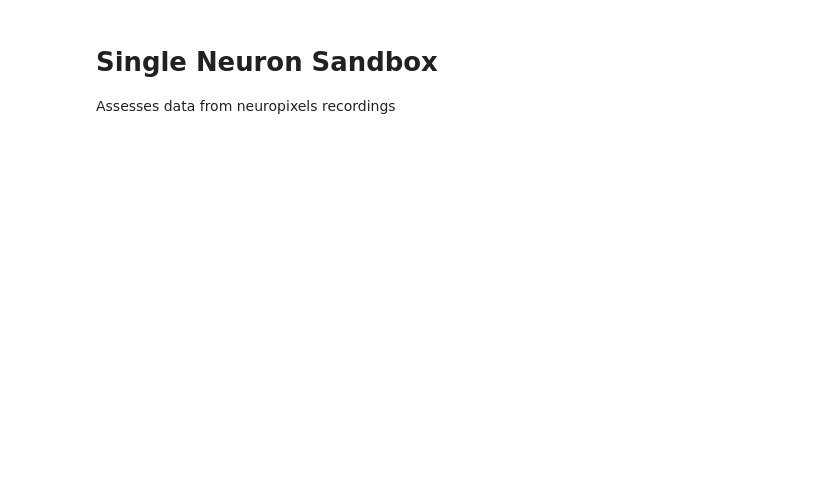
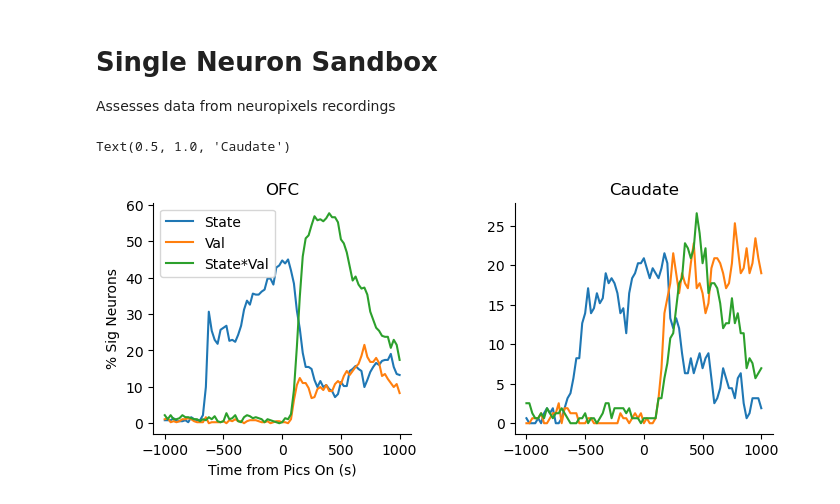
Before and after one commit to t-elston/FS_self_control, a Jupyter notebook: analysis/single_neuron_sandbox.ipynb, the cells around one changed output. Saved outputs shown, nothing was run; the diff lists cells and outputs as text; code cells hidden in the pictures; blank space fills up the shorter version.

```diff
--- a/analysis/single_neuron_sandbox.ipynb
+++ b/analysis/single_neuron_sandbox.ipynb
@@ -423,6 +421,11 @@ cue_frs = np.mean(firing_rates[:,cue_on:cue_off,:], axis=1)
 
 ix = (bhv['n_sacc'] ==1)
 n_units = np.size(choice_frs, 1)
+
+# create indices for the states of each trial
+s1_ix = bhv['state'] == 1
+s2_ix = bhv['state'] == 2
+s3_ix = bhv['state'] == 3
 
 n_times = len(ts)
 
@@ -448,8 +451,6 @@ state_val_combinations = np.array([ [1, 1],
                                     [3, 2],
                                     [3, 3],
                                     [3, 4]])
-
-# get mean firing rates during each trial condition for each neuron
 
 # initialize array for accumulating condition mean firing rates into
 f_cond_means = np.zeros((12, n_units))
@@ -480,15 +481,17 @@ for u in tqdm(range(n_units)):
     cue_pvals[u,:] = cue_anova_mdl['p-unc'].values[0:3]
 
     # run value-in-state regressions
-    state1_reg = pg.linear_regression(anova_df['val'].loc[anova_df['state'] == 1], anova_df['choice_fr'].loc[anova_df['state'] == 1])
+    state1_reg = pg.linear_regression(anova_df['val'].loc[ix & s1_ix], anova_df['choice_fr'].loc[ix & s1_ix])
     reg_pvals[u, 0] = state1_reg['pval'].values[1]
     reg_betas[u, 0] = state1_reg['coef'].values[1]
 
-    state2_reg = pg.linear_regression(anova_df['val'].loc[anova_df['state'] == 2], anova_df['choice_fr'].loc[anova_df['state'] == 2])
+    state2_reg = pg.linear_regression(anova_df['val'].loc[ix & s2_ix], anova_df['choice_fr'].loc[ix & s2_ix])
     reg_pvals[u, 1] = state2_reg['pval'].values[1]
     reg_betas[u, 1] = state2_reg['coef'].values[1]
 
-  LinearRegression
+    state3_reg = pg.linear_regression(anova_df['val'].loc[ix & s3_ix], anova_df['choice_fr'].loc[ix & s3_ix])
+    reg_pvals[u, 2] = state3_reg['pval'].values[1]
+    reg_betas[u, 2] = state3_reg['coef'].values[1]
 
     # fit the anova at each point in time
     for t in range(n_times):
@@ -515,36 +518,39 @@ cdn_ix = brain_areas == 0
 # pull out the factors
 pure_state_ix = t_factor_pvals[: , :, 0] < .01
 pure_val_ix = t_factor_pvals[: , :, 1] < .01
 pure_cue_ix = t_factor_pvals[: , :, 2] < .01
 state_val_ix = t_factor_pvals[: , :, 3] < .01
 state_cue_ix = t_factor_pvals[: , :, 4] < .01
 
 # set up some exclusive indices of the factors
 # - ensure that the approach of one inclusion and one exclusion criterion is universally applied
-state_coding = pure_state_ix & ~state_cue_ix
-val_coding = pure_val_ix & ~state_val_ix
-state_val_coding = state_val_ix & ~pure_val_ix
+state_coding = pure_state_ix & ~state_cue_ix & ~state_val_ix
+val_coding = pure_val_ix & ~state_val_ix & ~state_coding
+state_val_coding = state_val_ix & ~pure_val_ix & ~state_cue_ix
 
 fig, prop_ax = plt.subplots(1, 2, figsize=(8, 3))
 plt.subplots_adjust(wspace=0.4, hspace=0.4)  # add some white space
 
 prop_ax[0].plot(ts, np.mean(state_coding[ofc_ix , :], axis=0) * 100, label='State')
 prop_ax[0].plot(ts, np.mean(val_coding[ofc_ix , :], axis=0) * 100, label='Val')
 prop_ax[0].plot(ts, np.mean(state_val_ix[ofc_ix , :], axis=0) * 100, label='State*Val')
 prop_ax[0].spines['top'].set_visible(False)
 prop_ax[0].spines['right'].set_visible(False)
 prop_ax[0].set_xlabel('Time from Pics On (s)')
 prop_ax[0].set_ylabel('% Sig Neurons')
 prop_ax[0].set_title('OFC')
 prop_ax[0].legend()
 
 
 prop_ax[1].plot(ts, np.mean(state_coding[cdn_ix , :], axis=0) * 100)
 prop_ax[1].plot(ts, np.mean(val_coding[cdn_ix , :], axis=0) * 100)
 prop_ax[1].plot(ts, np.mean(state_val_ix[cdn_ix , :], axis=0) * 100)
 prop_ax[1].spines['top'].set_visible(False)
 prop_ax[1].spines['right'].set_visible(False)
 prop_ax[1].set_title('Caudate')
+# %% [output]
+Text(0.5, 1.0, 'Caudate')
+[figure, added]
 # %%
 # let's try to understand the state code better with an AUROC analysis
 
```
Also changed, not shown: parts of 11 cells of this notebook, 9 other files.
